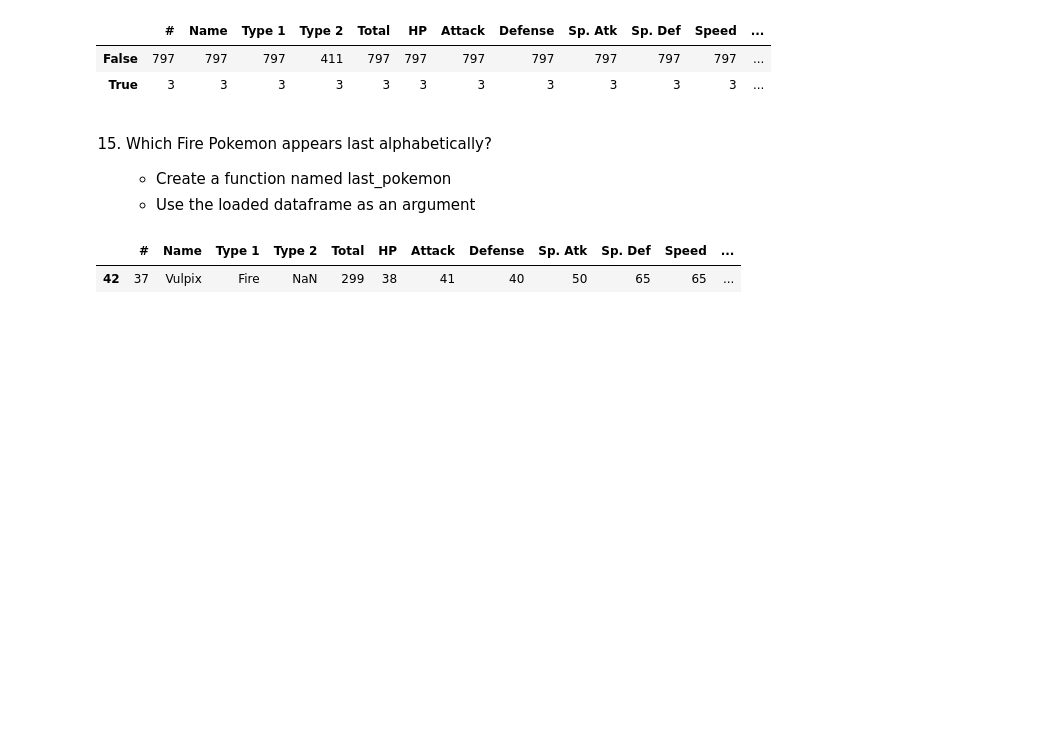
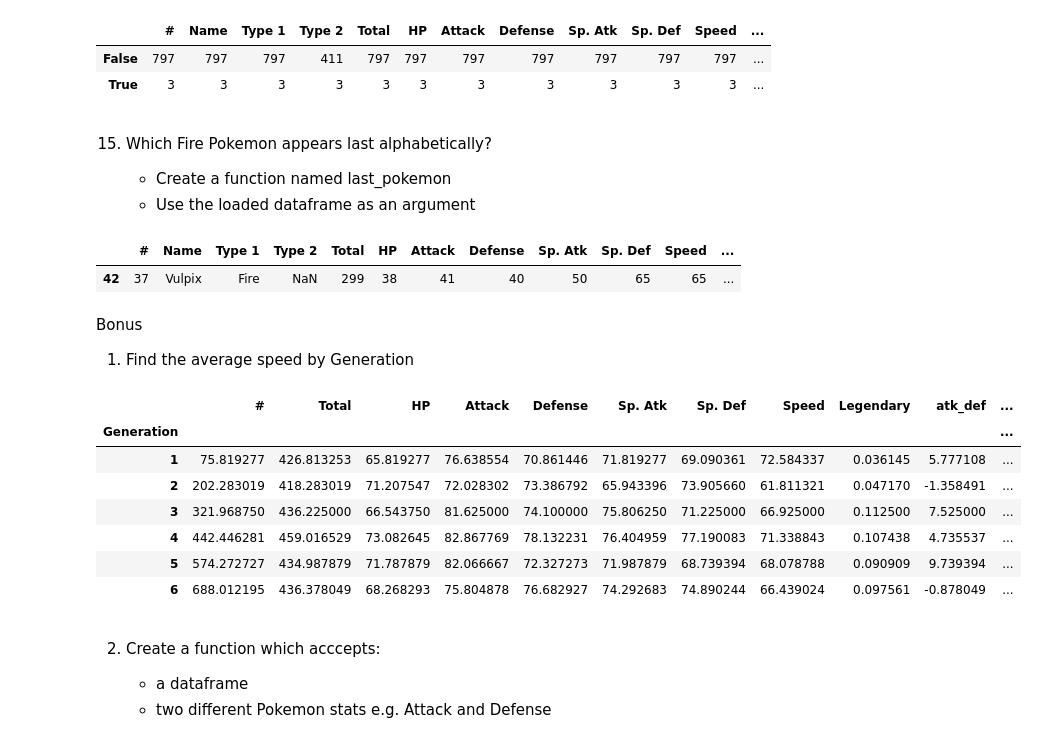
Before and after one commit to Joshua-Click/dumpy-pandas-visualization-exercises, a Jupyter notebook: pandas-warmup-7-31.ipynb, the cells around one changed output. Cells and saved outputs as stored; diff of their text form; code cells hidden in the pictures; blank space fills up the shorter version.

Commit message:
bonus update

```diff
--- a/pandas-warmup-7-31.ipynb
+++ b/pandas-warmup-7-31.ipynb
@@ -343,3 +343,23 @@ df[last_pokemon].sort_values('Name', ascending=False).head(1)
 # %% [output]
 |  | # | Name | Type 1 | Type 2 | Total | HP | Attack | Defense | Sp. Atk | Sp. Def | Speed | ... |
 | 42 | 37 | Vulpix | Fire | NaN | 299 | 38 | 41 | 40 | 50 | 65 | 65 | ... |
+# %% [markdown]
+Bonus
+
+1. Find the average speed by Generation
+# %%
+df.groupby(['Generation']).mean('Speed')
+# %% [output]
+|  | # | Total | HP | Attack | Defense | Sp. Atk | Sp. Def | Speed | Legendary | atk_def | ... |
+| Generation |  |  |  |  |  |  |  |  |  |  | ... |
+| 1 | 75.819277 | 426.813253 | 65.819277 | 76.638554 | 70.861446 | 71.819277 | 69.090361 | 72.584337 | 0.036145 | 5.777108 | ... |
+| 2 | 202.283019 | 418.283019 | 71.207547 | 72.028302 | 73.386792 | 65.943396 | 73.905660 | 61.811321 | 0.047170 | -1.358491 | ... |
+| 3 | 321.968750 | 436.225000 | 66.543750 | 81.625000 | 74.100000 | 75.806250 | 71.225000 | 66.925000 | 0.112500 | 7.525000 | ... |
+| 4 | 442.446281 | 459.016529 | 73.082645 | 82.867769 | 78.132231 | 76.404959 | 77.190083 | 71.338843 | 0.107438 | 4.735537 | ... |
+| 5 | 574.272727 | 434.987879 | 71.787879 | 82.066667 | 72.327273 | 71.987879 | 68.739394 | 68.078788 | 0.090909 | 9.739394 | ... |
+| 6 | 688.012195 | 436.378049 | 68.268293 | 75.804878 | 76.682927 | 74.292683 | 74.890244 | 66.439024 | 0.097561 | -0.878049 | ... |
+# %% [markdown]
+2. Create a function which acccepts:
+
+    * a dataframe
+    * two different Pokemon stats e.g. Attack and Defense
```
Also changed, not shown: parts of 1 cell of this notebook.
